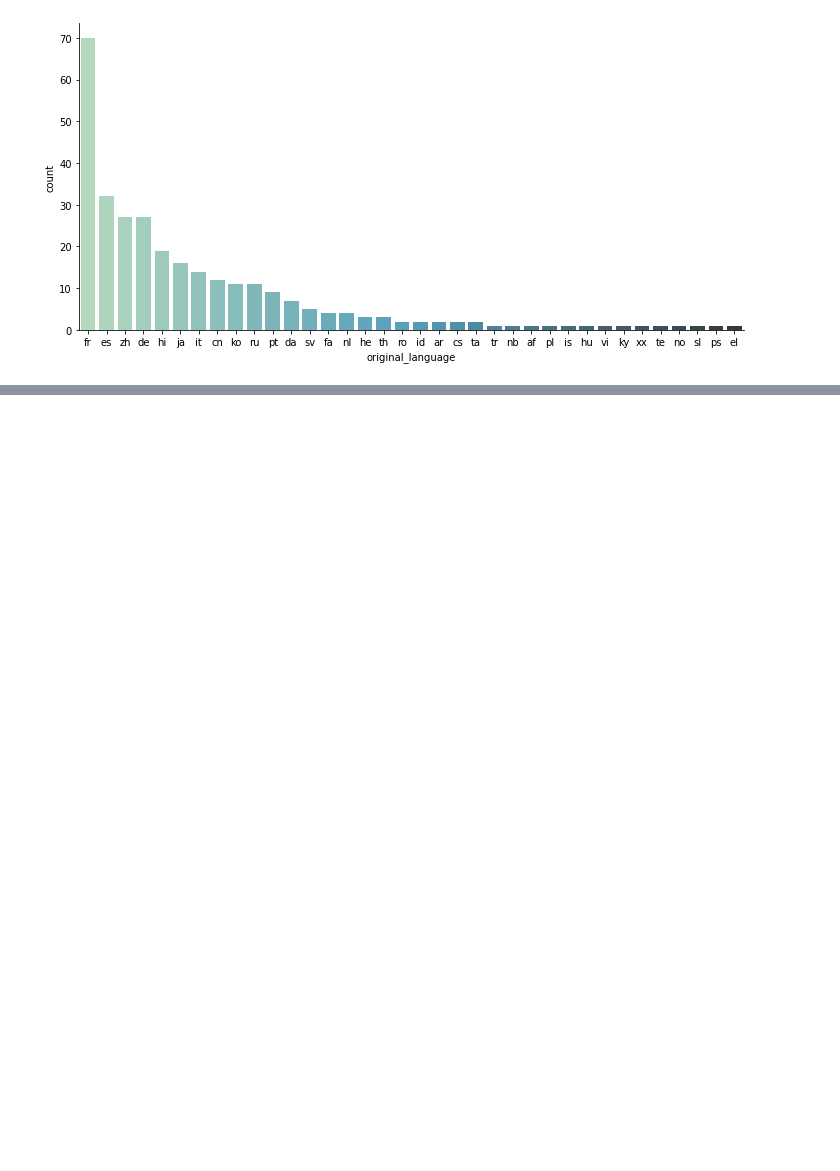
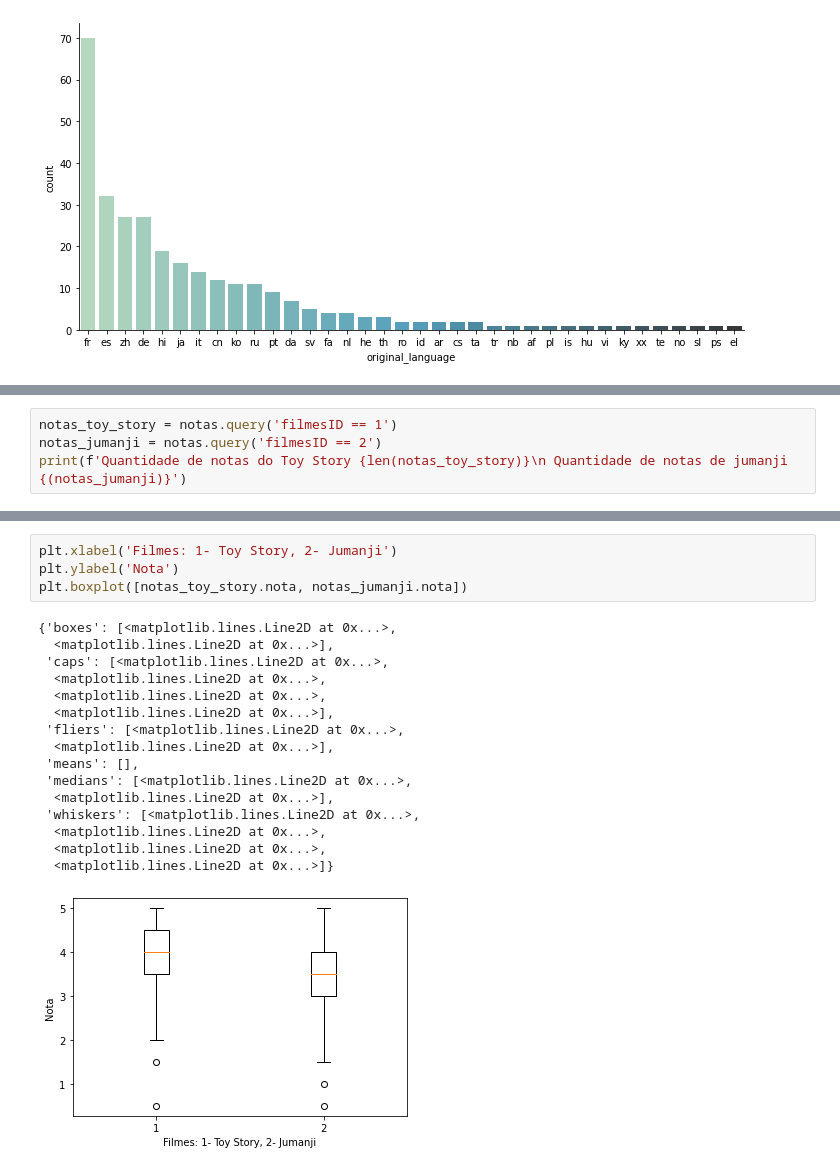
Before and after one commit to vitaoTM/Alura-BootCamp-DataScience, a Jupyter notebook: Analise_de_Filmes.ipynb, the cells around one changed output, grey strips where cells are left out. Drawn from its saved outputs; the diff is of its cells as text; blank space fills up the shorter version.

```diff
--- a/Analise_de_Filmes.ipynb
+++ b/Analise_de_Filmes.ipynb
@@ -255,0 +270,4 @@ sns.catplot(x = "original_language",
+# %%
+notas_toy_story = notas.query('filmesID == 1')
+notas_jumanji = notas.query('filmesID == 2')
+print(f'Quantidade de notas do Toy Story {len(notas_toy_story)}\n Quantidade de notas de jumanji {(notas_jumanji)}')
@@ -255,0 +334,21 @@ sns.catplot(x = "original_language",
+# %%
+plt.xlabel('Filmes: 1- Toy Story, 2- Jumanji')
+plt.ylabel('Nota')
+plt.boxplot([notas_toy_story.nota, notas_jumanji.nota])
+# %% [output]
+{'boxes': [<matplotlib.lines.Line2D at 0x...>,
+  <matplotlib.lines.Line2D at 0x...>],
+ 'caps': [<matplotlib.lines.Line2D at 0x...>,
+  <matplotlib.lines.Line2D at 0x...>,
+  <matplotlib.lines.Line2D at 0x...>,
+  <matplotlib.lines.Line2D at 0x...>],
+ 'fliers': [<matplotlib.lines.Line2D at 0x...>,
+  <matplotlib.lines.Line2D at 0x...>],
+ 'means': [],
+ 'medians': [<matplotlib.lines.Line2D at 0x...>,
+  <matplotlib.lines.Line2D at 0x...>],
+ 'whiskers': [<matplotlib.lines.Line2D at 0x...>,
+  <matplotlib.lines.Line2D at 0x...>,
+  <matplotlib.lines.Line2D at 0x...>,
+  <matplotlib.lines.Line2D at 0x...>]}
+[figure, added]
```
Also changed, not shown: parts of 23 cells of this notebook.
